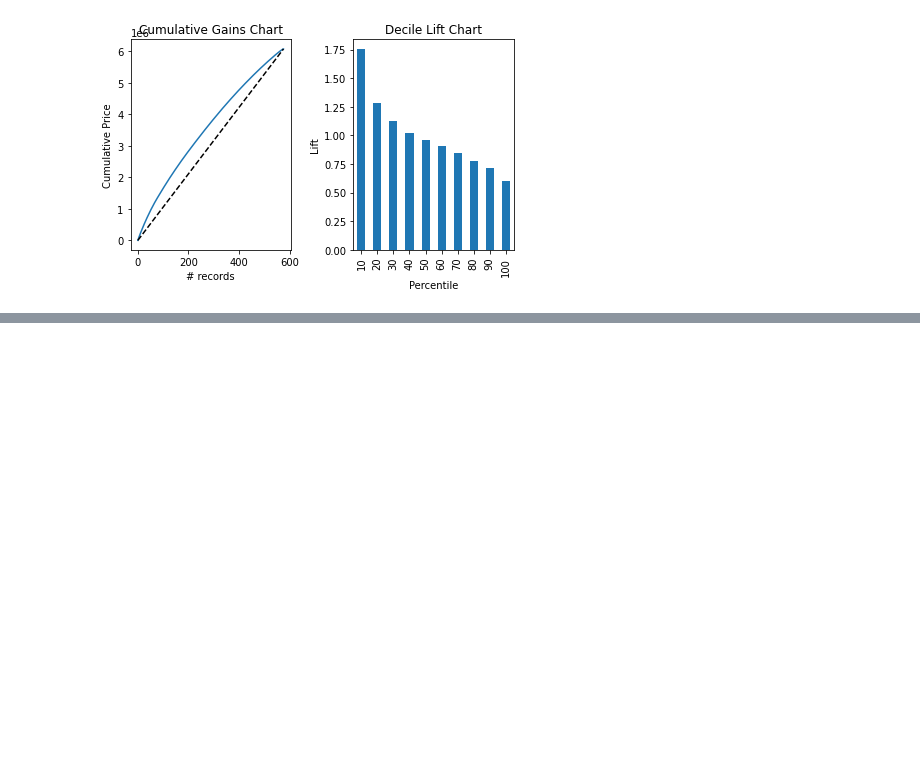
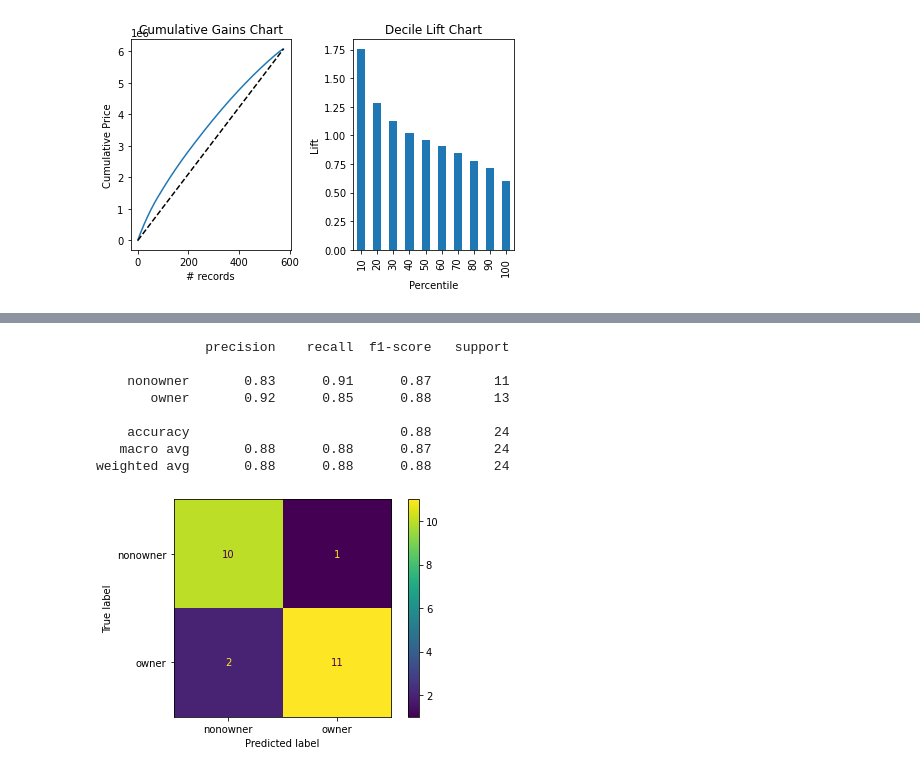
Before and after one commit to alextanhongpin/data-mining-for-business-analytics, a Jupyter notebook: 05_evaluating_predictive_performance.ipynb, the cells around one changed output, grey strips where cells are left out. Drawn from its saved outputs; the diff is of its cells as text; code cells hidden in the pictures; blank space fills up the shorter version.

Commit message:
chore: update examples

```diff
--- a/05_evaluating_predictive_performance.ipynb
+++ b/05_evaluating_predictive_performance.ipynb
@@ -181,0 +191,3 @@ plt.tight_layout()
+# %%
+owner_df = pd.read_csv("./datasets/dmba/ownerExample.csv")
+owner_df.head()
@@ -181,0 +201,25 @@ plt.tight_layout()
+# %%
+def classify(cutoff):
+    predicted = ["owner" if p > cutoff else "nonowner" for p in owner_df.Probability]
+    print(
+        classification_report(
+            predicted, owner_df.Class, target_names=["nonowner", "owner"]
+        )
+    )
+    disp = ConfusionMatrixDisplay(
+        confusion_matrix(predicted, owner_df.Class),
+        display_labels=["nonowner", "owner"],
+    )
+    disp.plot()
+# %%
+classify(0.5)
+# %% [output]
+              precision    recall  f1-score   support
+
+    nonowner       0.83      0.91      0.87        11
+       owner       0.92      0.85      0.88        13
+
+    accuracy                           0.88        24
+   macro avg       0.88      0.88      0.87        24
+weighted avg       0.88      0.88      0.88        24
+[figure, added]
```
Also changed, not shown: parts of 12 cells of this notebook.
